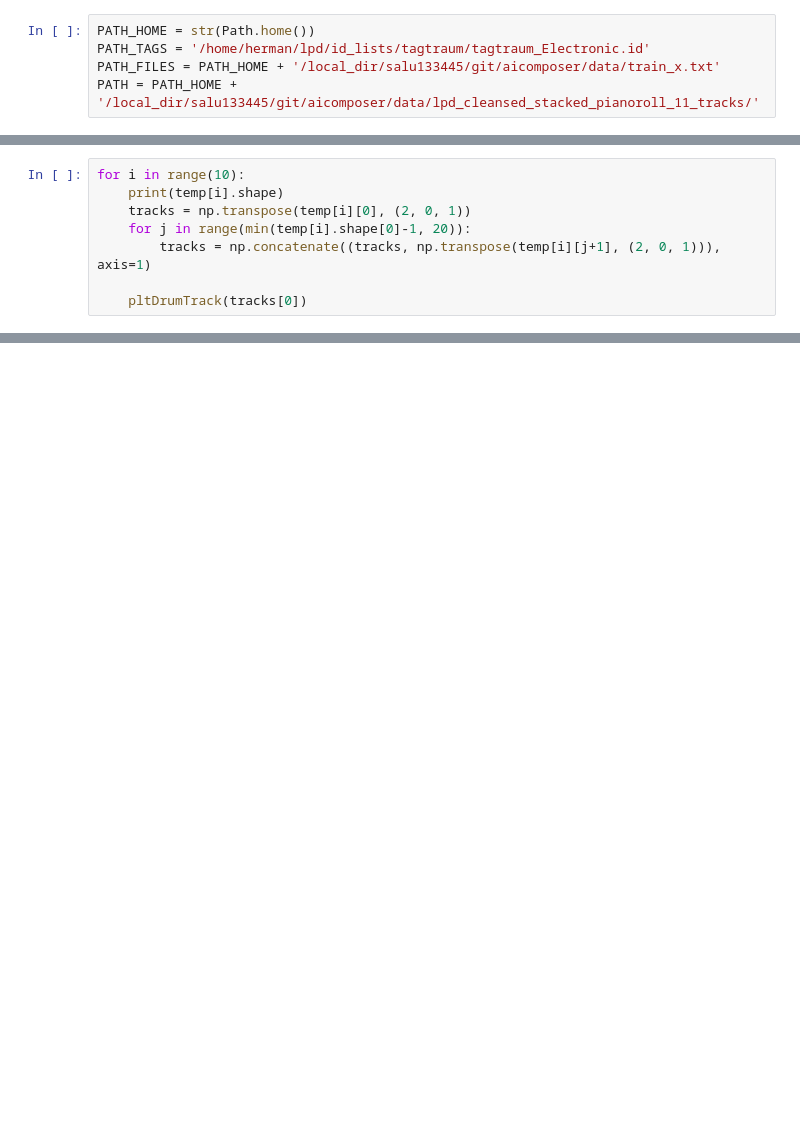
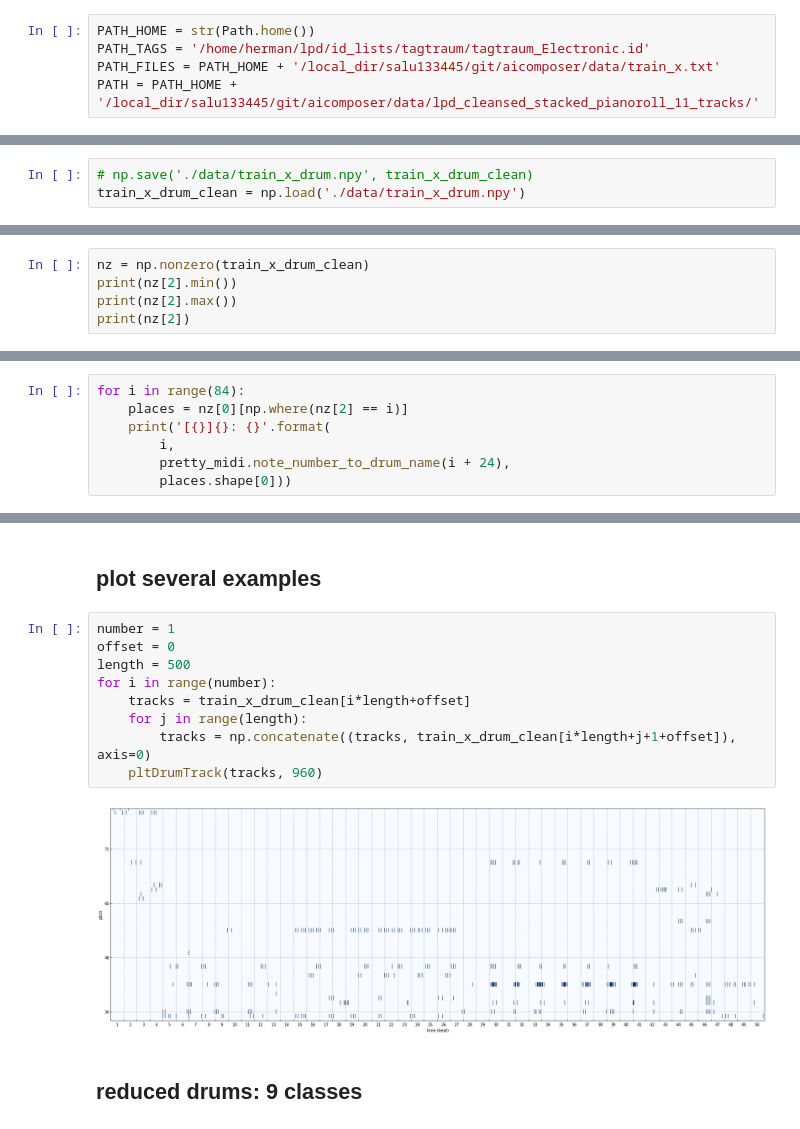
Before and after one commit to vibertthio/drum_generation, a Jupyter notebook: explore_data/load_data_electro.ipynb, the cells around one changed output, grey strips where cells are left out. Saved outputs shown, nothing was run; the diff lists cells and outputs as text; blank space fills up the shorter version.

Commit message:
:tada: finishing training the first vae

```diff
--- a/explore_data/load_data_electro.ipynb
+++ b/explore_data/load_data_electro.ipynb
@@ -142,8 +76,0 @@ for t in train_x_phr:
-# %%
-for i in range(10):
-    print(temp[i].shape)
-    tracks = np.transpose(temp[i][0], (2, 0, 1))
-    for j in range(min(temp[i].shape[0]-1, 20)):
-        tracks = np.concatenate((tracks, np.transpose(temp[i][j+1], (2, 0, 1))), axis=1)
-
-    pltDrumTrack(tracks[0])
@@ -165,0 +98,3 @@ for i in range(10):
+# %%
+# np.save('./data/train_x_drum.npy', train_x_drum_clean)
+train_x_drum_clean = np.load('./data/train_x_drum.npy')
@@ -165,0 +107,5 @@ for i in range(10):
+# %%
+nz = np.nonzero(train_x_drum_clean)
+print(nz[2].min())
+print(nz[2].max())
+print(nz[2])
@@ -165,0 +116,7 @@ for i in range(10):
+# %%
+for i in range(84):
+    places = nz[0][np.where(nz[2] == i)]
+    print('[{}]{}: {}'.format(
+        i,
+        pretty_midi.note_number_to_drum_name(i + 24),
+        places.shape[0]))
@@ -165,0 +141,15 @@ for i in range(10):
+# %% [markdown]
+## plot several examples
+# %%
+number = 1
+offset = 0
+length = 500
+for i in range(number):
+    tracks = train_x_drum_clean[i*length+offset]
+    for j in range(length):
+        tracks = np.concatenate((tracks, train_x_drum_clean[i*length+j+1+offset]), axis=0)
+    pltDrumTrack(tracks, 960)
+# %% [output]
+[figure, added]
+# %% [markdown]
+## reduced drums: 9 classes
```
Also changed, not shown: parts of 34 cells of this notebook, 4 other files.
